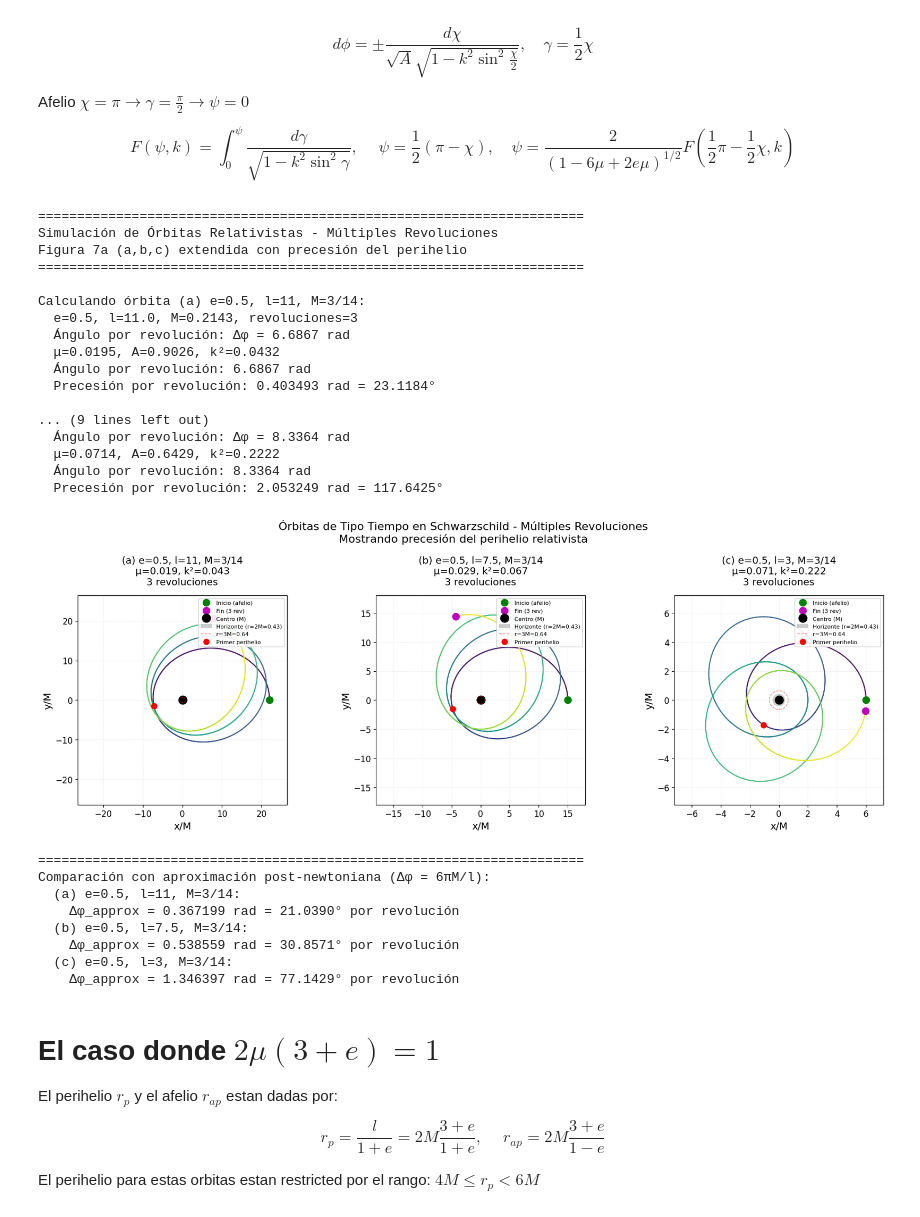
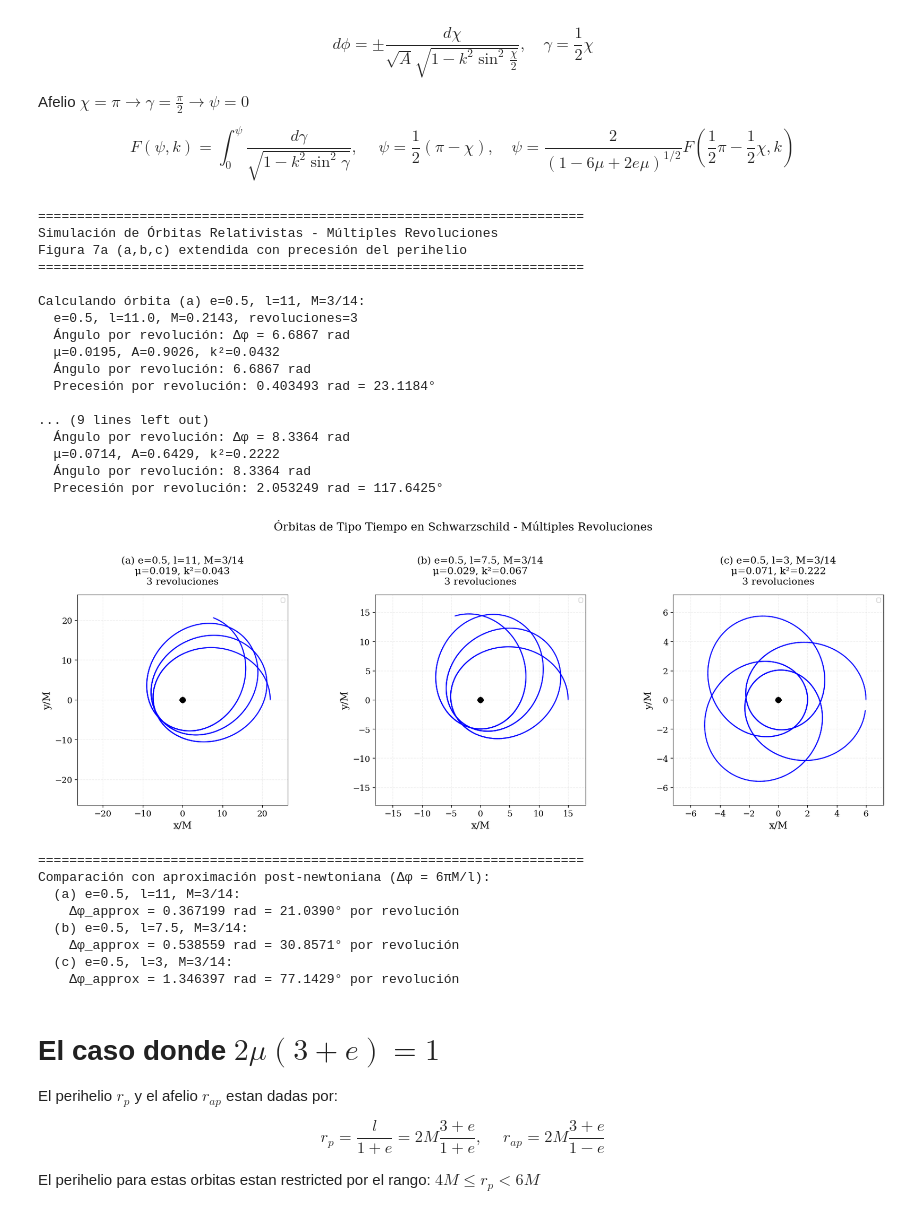
Before and after one commit to Robboppen/General-Relativity, a Jupyter notebook: time-like-geodesics-SchwarzschildSpaceTime/Geodesics_Schwarzschild_Spacetime.ipynb, the cells around one changed output. Saved outputs shown, nothing was run; the diff lists cells and outputs as text; code cells hidden in the pictures.

```diff
--- a/time-like-geodesics-SchwarzschildSpaceTime/Geodesics_Schwarzschild_Spacetime.ipynb
+++ b/time-like-geodesics-SchwarzschildSpaceTime/Geodesics_Schwarzschild_Spacetime.ipynb
@@ -480,39 +480,13 @@ def plot_orbits_multiple(param_sets):
         x_vals = r_vals * np.cos(phi_vals)
         y_vals = r_vals * np.sin(phi_vals)
 
-        # Graficar órbita con degradado de color para mostrar evolución
-        cmap = plt.cm.viridis
-        colors = cmap(np.linspace(0, 1, len(x_vals)))
 
         # Graficar segmentos con color progresivo
         for i in range(len(x_vals)-1):
-            ax.plot(x_vals[i:i+2], y_vals[i:i+2], color=colors[i],
+            ax.plot(x_vals[i:i+2], y_vals[i:i+2],'b-',
                    linewidth=1.5, alpha=0.8)
+            ax.plot(0, 0, 'ko', markersize=7)
 
-        # Marcar inicio (afelio inicial) y fin
-        ax.plot(x_vals[0], y_vals[0], 'go', markersize=10, label='Inicio (afelio)')
-        ax.plot(x_vals[-1], y_vals[-1], 'mo', markersize=10, label=f'Fin ({num_revolutions} rev)')
-
-        # Marcar centro (agujero negro)
-        ax.plot(0, 0, 'ko', markersize=12, label='Centro (M)')
-
-        # Dibujar horizonte de eventos (círculo negro)
-        theta = np.linspace(0, 2*np.pi, 100)
-        x_hor = r_horizon * np.cos(theta)
-        y_hor = r_horizon * np.sin(theta)
-        ax.fill(x_hor, y_hor, 'k', alpha=0.2, label=f'Horizonte (r=2M={r_horizon:.2f})')
-
-        # Dibujar órbita circular crítica (r=3M) - línea punteada
-        x_crit = r_critical * np.cos(theta)
-        y_crit = r_critical * np.sin(theta)
-        ax.plot(x_crit, y_crit, 'r--', alpha=0.5, linewidth=1, label=f'r=3M={r_critical:.2f}')
-
-        # Marcar primer perihelio
-        # Encontrar el primer mínimo de r después del inicio
-        first_peri_idx = np.argmin(r_vals[:len(r_vals)//num_revolutions])
-        x_peri = x_vals[first_peri_idx]
-        y_peri = y_vals[first_peri_idx]
-        ax.plot(x_peri, y_peri, 'ro', markersize=8, label='Primer perihelio')
 
         # Configurar ejes
         ax.set_xlabel('x/M', fontsize=14)
@@ -534,8 +508,7 @@ def plot_orbits_multiple(param_sets):
         # Leyenda
         ax.legend(loc='upper right', fontsize=8, framealpha=0.9)
 
-    plt.suptitle('Órbitas de Tipo Tiempo en Schwarzschild - Múltiples Revoluciones\n' +
-                 'Mostrando precesión del perihelio relativista',
+    plt.suptitle('Órbitas de Tipo Tiempo en Schwarzschild - Múltiples Revoluciones\n',
                  fontsize=16, y=1.02)
     plt.tight_layout()
     plt.show()
@@ -560,34 +533,34 @@ if __name__ == "__main__":
 
     for params in param_sets:
         e = params['e']
         l = params['l']
         M = params['M']
 
         # Aproximación post-newtoniana
         delta_phi_approx = 6 * np.pi * M / l
         delta_phi_deg_approx = delta_phi_approx * 180 / np.pi
 
         print(f"  {params['label']}:")
         print(f"    Δφ_approx = {delta_phi_approx:.6f} rad = {delta_phi_deg_approx:.4f}° por revolución")
 # %% [output]
 ======================================================================
 Simulación de Órbitas Relativistas - Múltiples Revoluciones
 Figura 7a (a,b,c) extendida con precesión del perihelio
 ======================================================================
 
 Calculando órbita (a) e=0.5, l=11, M=3/14:
   e=0.5, l=11.0, M=0.2143, revoluciones=3
   Ángulo por revolución: Δφ = 6.6867 rad
   μ=0.0195, A=0.9026, k²=0.0432
   Ángulo por revolución: 6.6867 rad
   Precesión por revolución: 0.403493 rad = 23.1184°
 
 ... (9 lines left out)
   Ángulo por revolución: Δφ = 8.3364 rad
   μ=0.0714, A=0.6429, k²=0.2222
   Ángulo por revolución: 8.3364 rad
   Precesión por revolución: 2.053249 rad = 117.6425°
-[figure, old version]
+[figure, new version]
 ======================================================================
 Comparación con aproximación post-newtoniana (Δφ = 6πM/l):
   (a) e=0.5, l=11, M=3/14:
```
Also changed, not shown: parts of 9 cells of this notebook, 1 other file.
